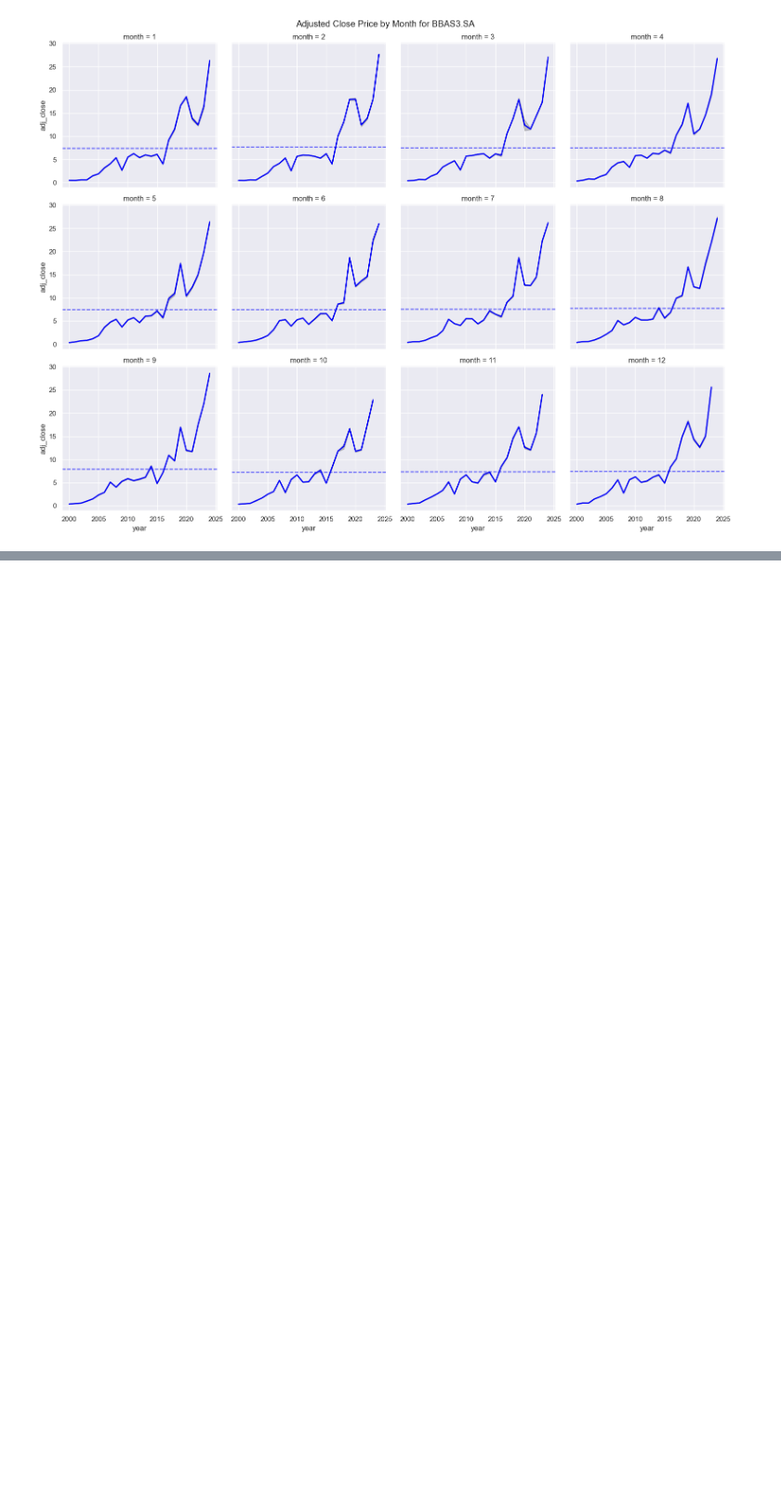
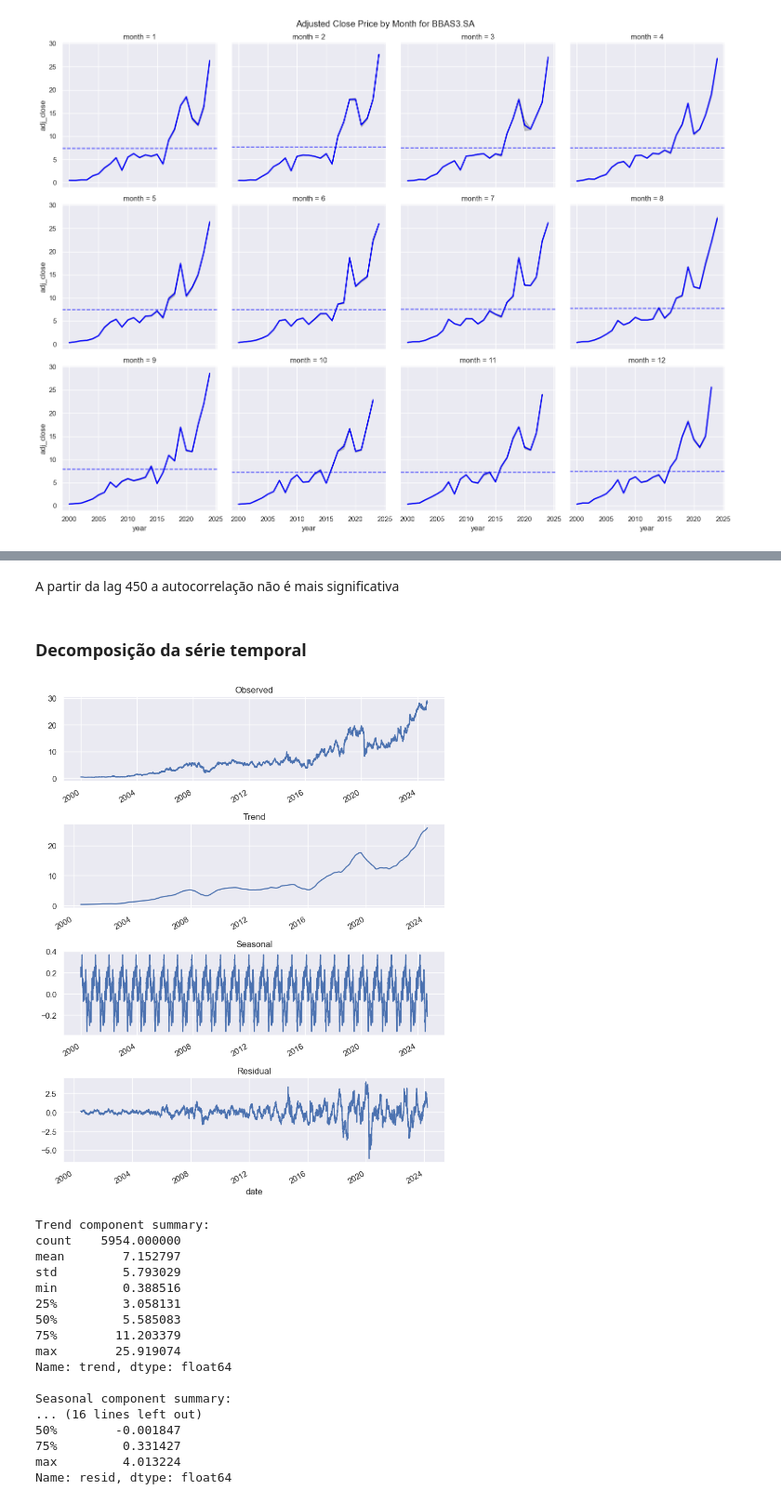
Before and after one commit to ubiratanfilho/stocks_forecasting, a Jupyter notebook: src/analysis.ipynb, the cells around one changed output, grey strips where cells are left out. Shown at 93% size. Saved outputs shown, nothing was run; the diff lists cells and outputs as text; code cells hidden in the pictures; blank space fills up the shorter version.

```diff
--- a/src/analysis.ipynb
+++ b/src/analysis.ipynb
@@ -200,0 +237,60 @@ plt.show()
+# %% [markdown]
+A partir da lag 450 a autocorrelação não é mais significativa
+# %% [markdown]
+### Decomposição da série temporal
+# %%
+from statsmodels.tsa.seasonal import seasonal_decompose
+
+# Ensure the index is a DatetimeIndex
+ticker_data.index = pd.to_datetime(ticker_data.index)
+
+# Perform seasonal decomposition
+decomposition = seasonal_decompose(ticker_data['adj_close'], model='additive', period=252)  # 252 trading days in a year
+
+# Plot the decomposition
+fig, (ax1, ax2, ax3, ax4) = plt.subplots(4, 1, figsize=(8, 10))
+
+decomposition.observed.plot(ax=ax1)
+ax1.set_title('Observed')
+ax1.set_xlabel('')
+
+decomposition.trend.plot(ax=ax2)
+ax2.set_title('Trend')
+ax2.set_xlabel('')
+
+decomposition.seasonal.plot(ax=ax3)
+ax3.set_title('Seasonal')
+ax3.set_xlabel('')
+
+decomposition.resid.plot(ax=ax4)
+ax4.set_title('Residual')
+
+plt.tight_layout()
+plt.show()
+
+# Print summary statistics of each component
+print("Trend component summary:")
+print(decomposition.trend.describe())
+print("\nSeasonal component summary:")
+print(decomposition.seasonal.describe())
+print("\nResidual component summary:")
+print(decomposition.resid.describe())
+# %% [output]
+[figure, added]
+Trend component summary:
+count    5954.000000
+mean        7.152797
+std         5.793029
+min         0.388516
+25%         3.058131
+50%         5.585083
+75%        11.203379
+max        25.919074
+Name: trend, dtype: float64
+
+Seasonal component summary:
+... (16 lines left out)
+50%        -0.001847
+75%         0.331427
+max         4.013224
+Name: resid, dtype: float64
```
Also changed, not shown: parts of 22 cells of this notebook, 2 other files.
